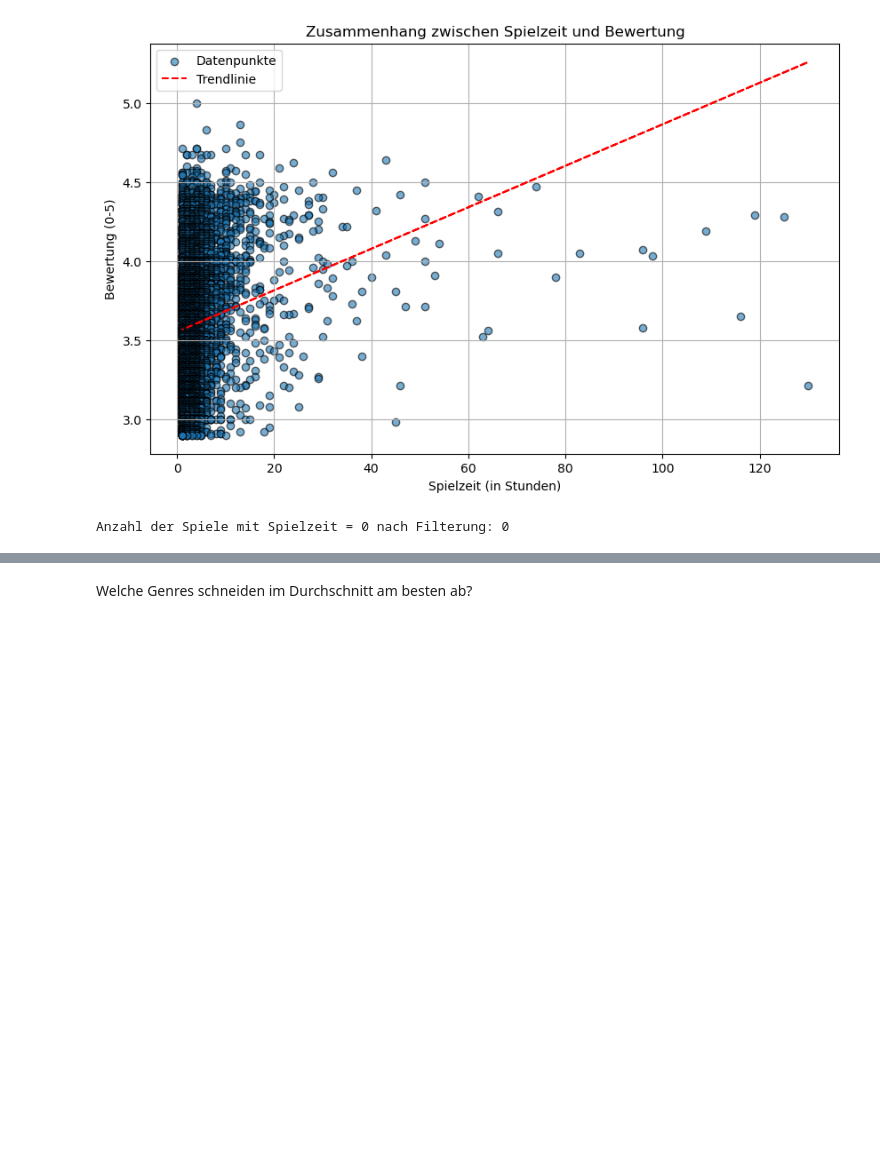
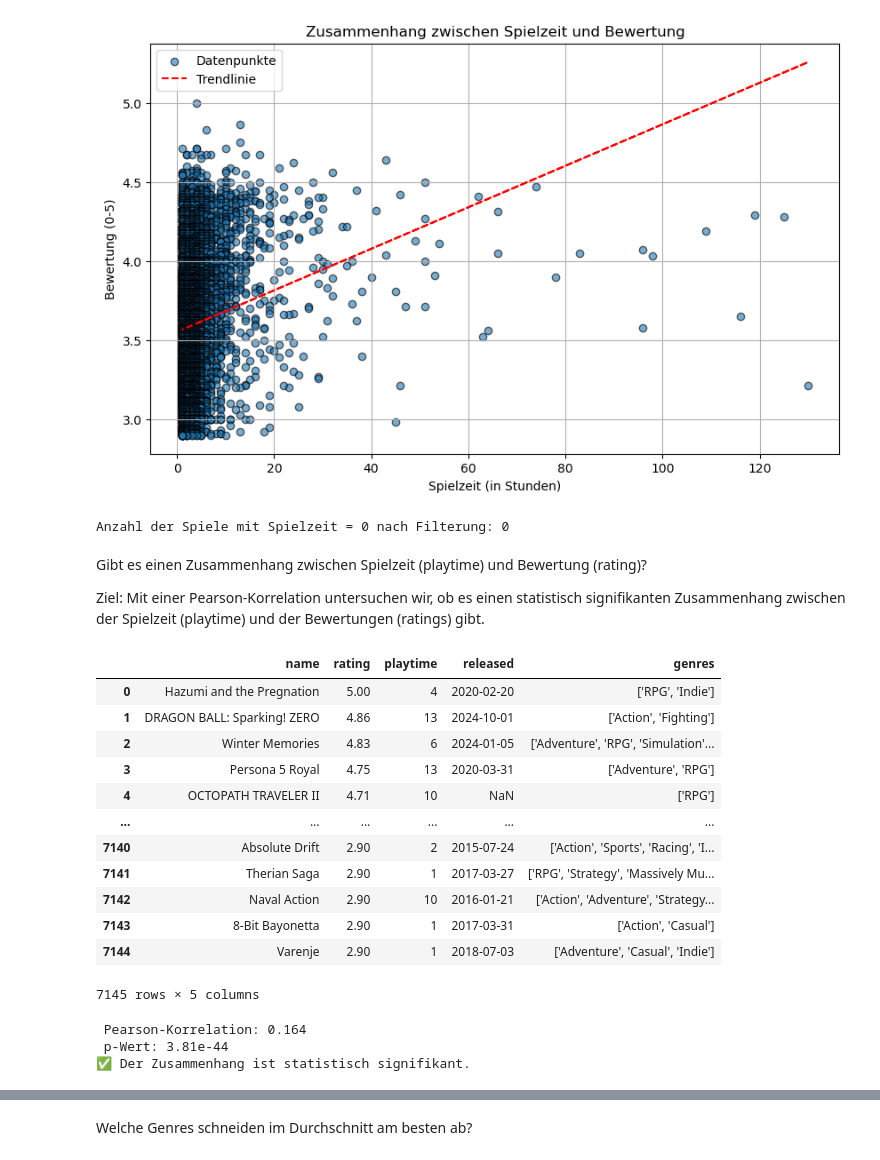
Before and after one commit to Nyma98/steamapp, a Jupyter notebook: Steam-Games_JupyerNotebook.ipynb, the cells around one changed output, grey strips where cells are left out. Drawn from its saved outputs; the diff is of its cells as text; code cells hidden in the pictures; blank space fills up the shorter version.

```diff
--- a/Steam-Games_JupyerNotebook.ipynb
+++ b/Steam-Games_JupyerNotebook.ipynb
@@ -114,3 +114,52 @@ print(f"Anzahl der Spiele mit Spielzeit = 0 nach Filterung: {playtime_zero_count
 # %% [output]
 [figure]
 Anzahl der Spiele mit Spielzeit = 0 nach Filterung: 0
+# %% [markdown]
+Gibt es einen Zusammenhang zwischen Spielzeit (playtime) und Bewertung (rating)?
+
+Ziel:
+Mit einer Pearson-Korrelation untersuchen wir, ob es einen statistisch signifikanten Zusammenhang zwischen der Spielzeit (playtime) und der Bewertungen (ratings) gibt.
+# %%
+import pandas as pd
+df = pd.read_csv("WP1-Output/.ipynb_checkpoints/wp1_steam_games_cleaned_for_mysql.csv")
+df.head()
+df.dropna(subset=["rating", "playtime"])
+# %% [output]
+|  | name | rating | playtime | released | genres |
+| 0 | Hazumi and the Pregnation | 5.00 | 4 | 2020-02-20 | ['RPG', 'Indie'] |
+| 1 | DRAGON BALL: Sparking! ZERO | 4.86 | 13 | 2024-10-01 | ['Action', 'Fighting'] |
+| 2 | Winter Memories | 4.83 | 6 | 2024-01-05 | ['Adventure', 'RPG', 'Simulation'... |
+| 3 | Persona 5 Royal | 4.75 | 13 | 2020-03-31 | ['Adventure', 'RPG'] |
+| 4 | OCTOPATH TRAVELER II | 4.71 | 10 | NaN | ['RPG'] |
+| ... | ... | ... | ... | ... | ... |
+| 7140 | Absolute Drift | 2.90 | 2 | 2015-07-24 | ['Action', 'Sports', 'Racing', 'I... |
+| 7141 | Therian Saga | 2.90 | 1 | 2017-03-27 | ['RPG', 'Strategy', 'Massively Mu... |
+| 7142 | Naval Action | 2.90 | 10 | 2016-01-21 | ['Action', 'Adventure', 'Strategy... |
+| 7143 | 8-Bit Bayonetta | 2.90 | 1 | 2017-03-31 | ['Action', 'Casual'] |
+| 7144 | Varenje | 2.90 | 1 | 2018-07-03 | ['Adventure', 'Casual', 'Indie'] |
+7145 rows × 5 columns
+# %%
+import pandas as pd
+from scipy.stats import pearsonr
+import matplotlib.pyplot as plt
+
+# CSV-Datei laden
+df = pd.read_csv("WP1-Output/.ipynb_checkpoints/wp1_steam_games_cleaned_for_mysql.csv")
+
+# Nur gültige Werte verwenden
+df_corr = df[(df["playtime"] > 0) & (df["rating"] > 0)]
+
+# Pearson-Korrelation berechnen
+corr, p_value = pearsonr(df_corr["playtime"], df_corr["rating"])
+
+# Ergebnisse ausgeben
+print(f" Pearson-Korrelation: {corr:.3f}")
+print(f" p-Wert: {p_value:.4g}")
+if p_value < 0.05:
+    print("✅ Der Zusammenhang ist statistisch signifikant.")
+else:
+    print("❌ Kein signifikanter Zusammenhang.")
+# %% [output]
+ Pearson-Korrelation: 0.164
+ p-Wert: 3.81e-44
+✅ Der Zusammenhang ist statistisch signifikant.
```
Also changed, not shown: parts of 9 cells of this notebook, 4 other files.
